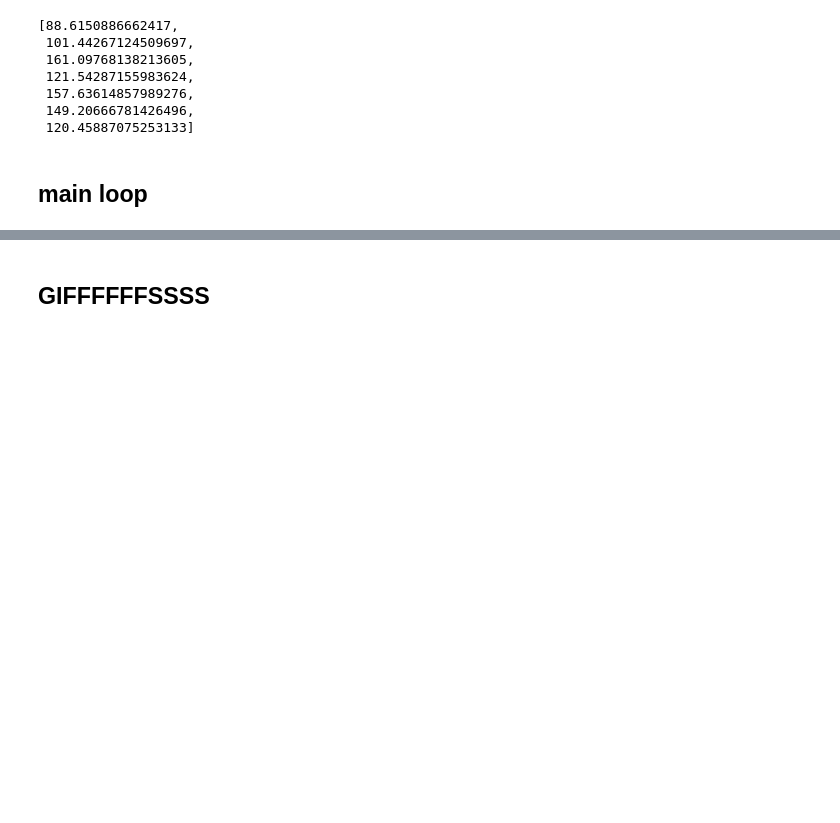
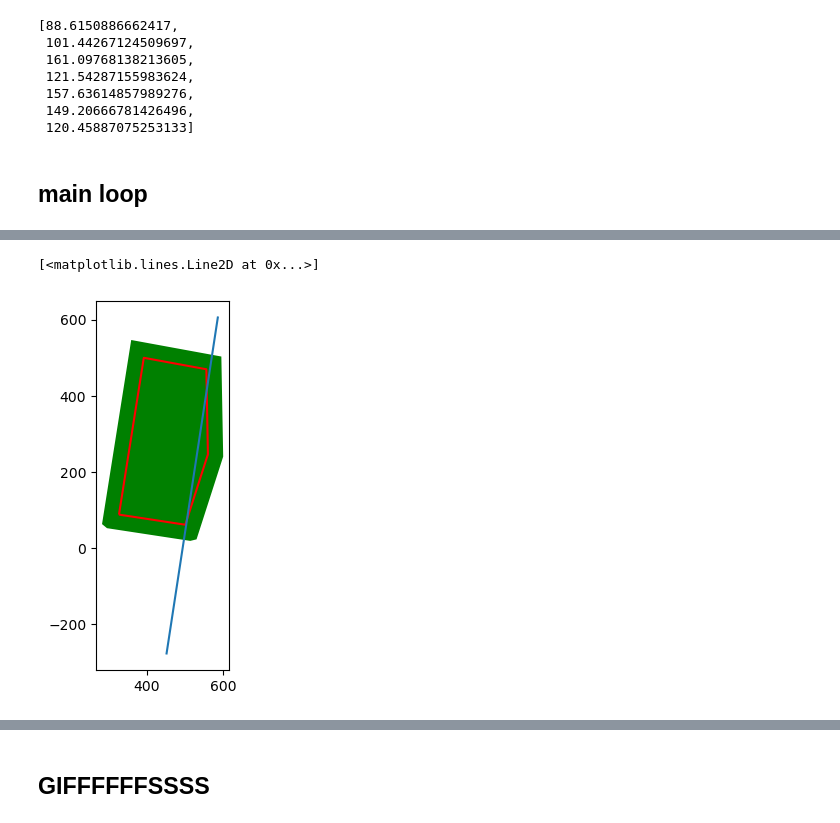
Before and after one commit to NickBak08/AgricultureRobotics, a Jupyter notebook: PathPlanning/testing_functions.ipynb, the cells around one changed output, grey strips where cells are left out. Cells and saved outputs as stored; diff of their text form; code cells hidden in the pictures; blank space fills up the shorter version.

```diff
--- a/PathPlanning/testing_functions.ipynb
+++ b/PathPlanning/testing_functions.ipynb
@@ -1346 +1363,10 @@ Finding path 4/5
 [figure]
+# %%
+bases_df = gpd.GeoSeries(bases)
+fig, ax = plt.subplots()
+field.plot(ax = ax, color  = 'g')
+field_headlands.boundary.plot(ax =ax, color = 'r')
+ax.plot(*shapely.affinity.translate(bases_df[4],0,0).xy)
+# %% [output]
+[<matplotlib.lines.Line2D at 0x...>]
+[figure, added]
```
Also changed, not shown: parts of 17 cells of this notebook.
